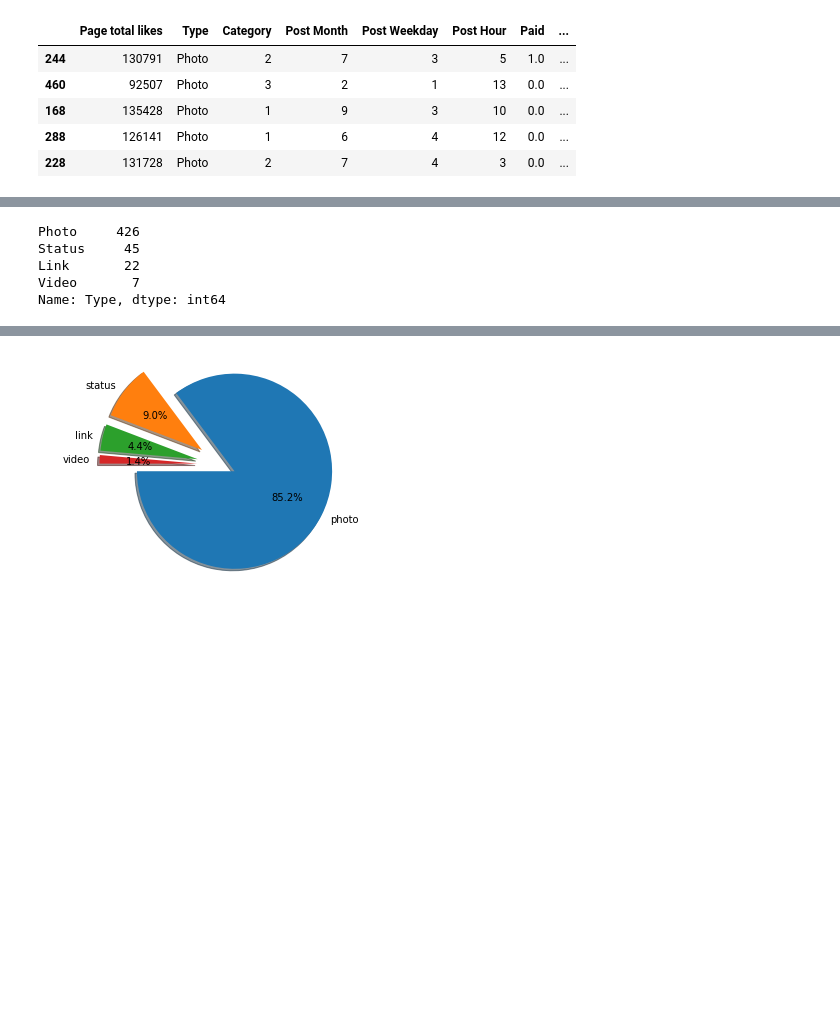
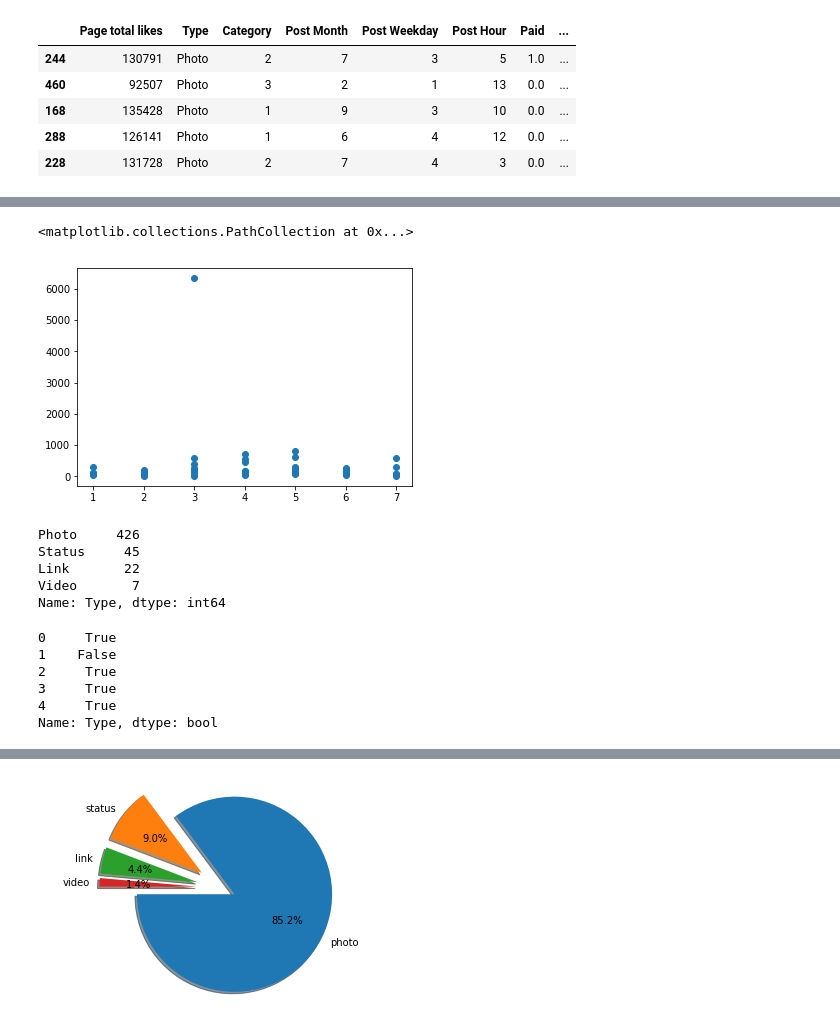
Before and after one commit to flaviocrispin/facebook, a Jupyter notebook: facebook.ipynb, the cells around one changed output, grey strips where cells are left out. Drawn from its saved outputs; the diff is of its cells as text; code cells hidden in the pictures; blank space fills up the shorter version.

```diff
--- a/facebook.ipynb
+++ b/facebook.ipynb
@@ -281,0 +378,2 @@ df['like'].plot()
+# %%
+julho = df.loc[df['Post Month'] == 7]
@@ -282,3 +389,8 @@ df['like'].plot()
+# %%
+plt.scatter (julho['Post Weekday'] , julho['Total Interactions'])
+# %% [output]
+<matplotlib.collections.PathCollection at 0x...>
+[figure, added]
 # %%
 Type.value_counts()
 # %% [output]
@@ -289,6 +401,15 @@ Video       7
 Name: Type, dtype: int64
 # %%
 photo = df['Type'] == 'Photo'
+# %%
+photo.head()
+# %% [output]
+0     True
+1    False
+2     True
+3     True
+4     True
+Name: Type, dtype: bool
 # %%
 status = df['Type'] == 'Status'
 # %%
```
Also changed, not shown: parts of 26 cells of this notebook.
